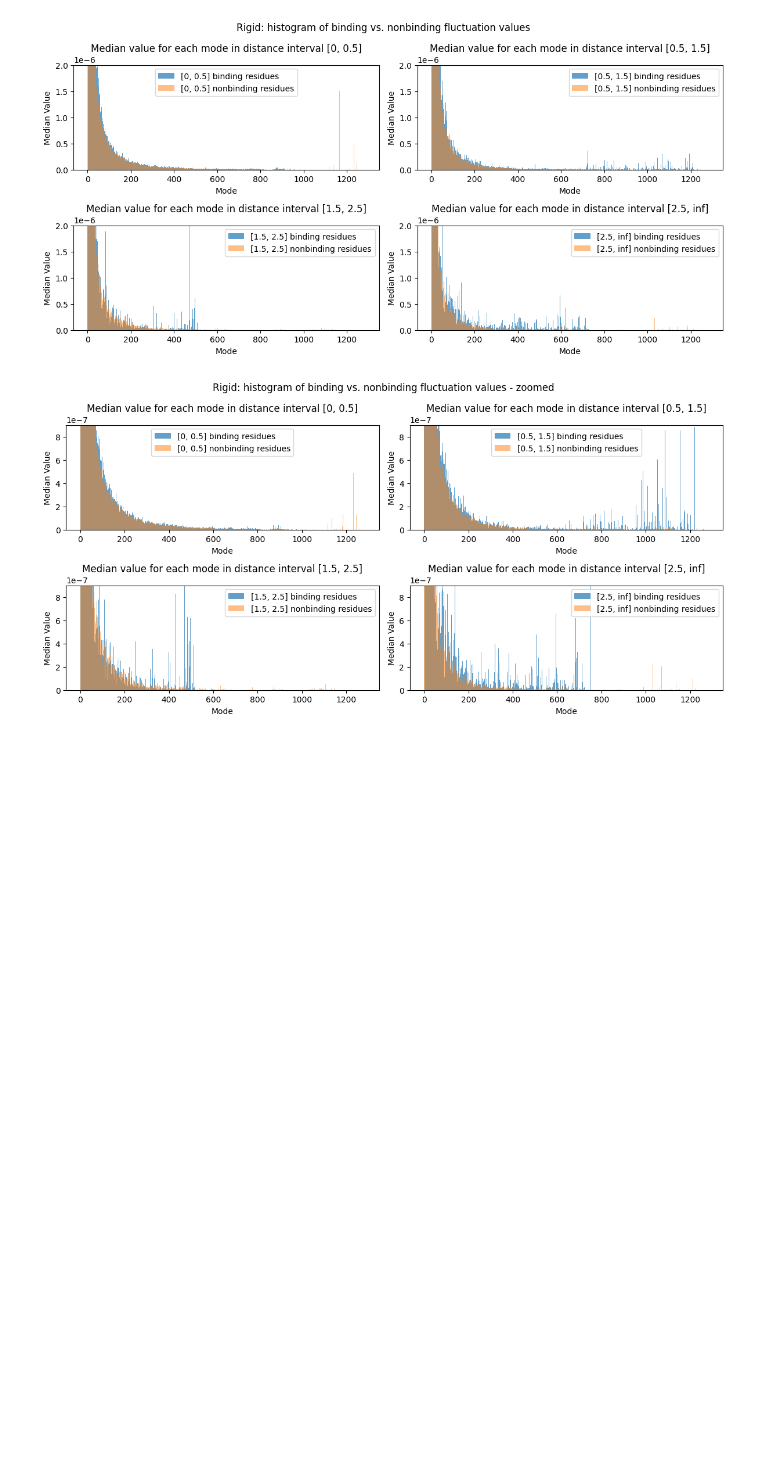
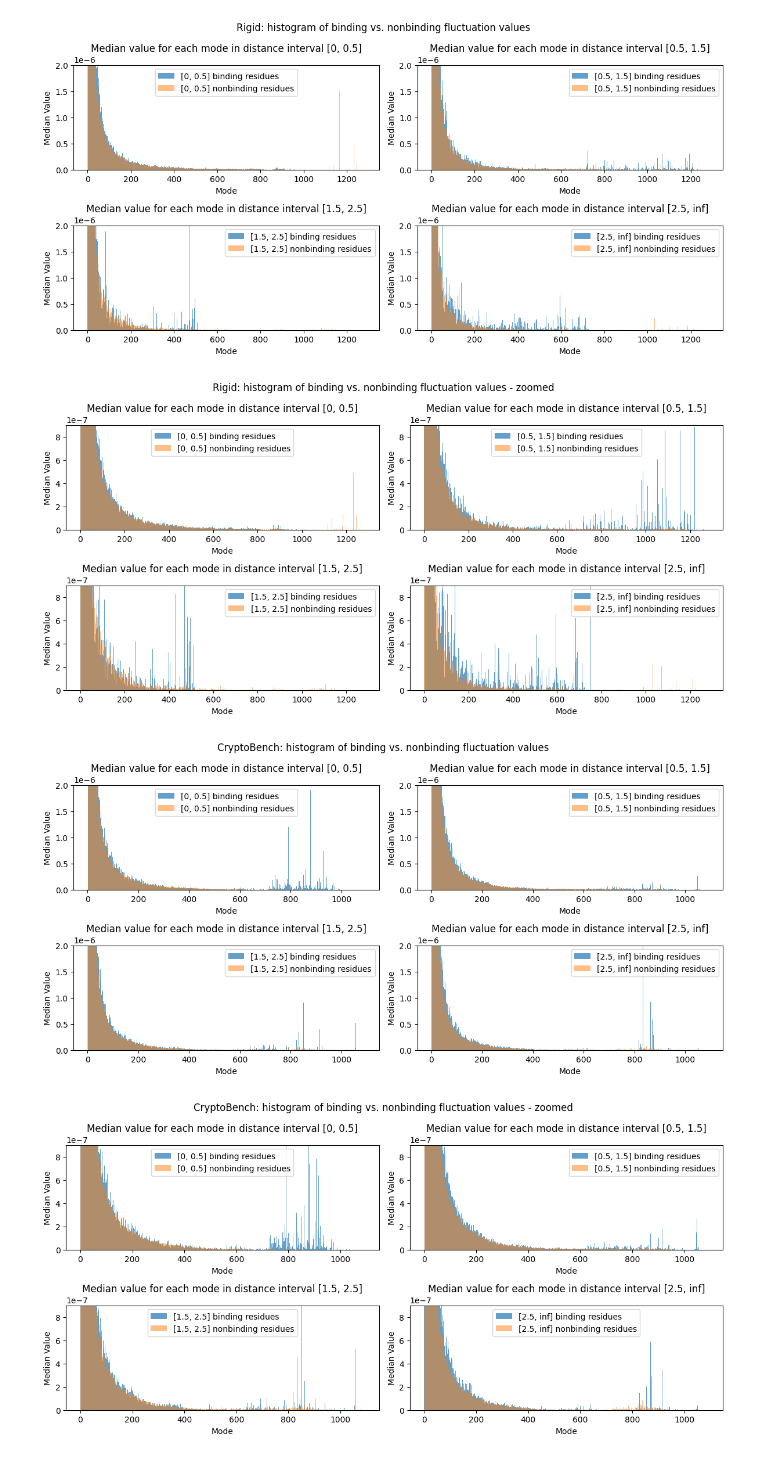
Before and after one commit to skrhakv/pocket-movement-analysis, a Jupyter notebook: src/feature-analysis/residue-distances/analysis.ipynb, the cells around one changed output. Cells and saved outputs as stored; diff of their text form; code cells hidden in the pictures; blank space fills up the shorter version.

```diff
--- a/src/feature-analysis/residue-distances/analysis.ipynb
+++ b/src/feature-analysis/residue-distances/analysis.ipynb
@@ -230,13 +263,16 @@ Analyze the binding sites:
 def get_indices_path(dataset):
     return f'../../../data/features/fluctuation/{dataset}/indices'
 
-def bin_fluctuations_by_distance_and_binding(dataset, bins, labels):
+def bin_fluctuations_by_distance_and_binding(dataset, bins, labels, reverse_modes=False):
     binned_fluctuation_binding = {label: [] for label in labels}
     binned_fluctuation_nonbinding = {label: [] for label in labels}
     for file in os.listdir(get_residue_distance_path(dataset)):
         fluctuations = np.load(f"{get_fluctuation_path(dataset)}/{file}")
         distances = np.load(f"{get_residue_distance_path(dataset)}/{file}")
-        indices = np.load(f"{get_indices_path('rigid-dataset')}/{file}")
+        indices = np.load(f"{get_indices_path(dataset)}/{file}")
+
+        if reverse_modes:
+            fluctuations = np.flip(fluctuations, axis=0) # axis=0 means we are taking the modes (axis=1 would mean taking the residues)
 
         # fluctuations[0] means the first mode, fluctuation[0][1] means the first mode for the second residue, etc.
 
@@ -292,3 +328,10 @@ print_combined_barcharts(binding_binned_fluctuation_by_distance, nonbinding_binn
 # %% [output]
 [figure]
 [figure]
+# %%
+binding_binned_fluctuation_by_distance, nonbinding_binned_fluctuation_by_distance = bin_fluctuations_by_distance_and_binding('cryptobench-dataset', bins, labels)
+print_combined_barcharts(binding_binned_fluctuation_by_distance, nonbinding_binned_fluctuation_by_distance, compute_median=True, legends=['binding residues', 'nonbinding residues'],title='CryptoBench: histogram of binding vs. nonbinding fluctuation values', lim=2e-06)
+print_combined_barcharts(binding_binned_fluctuation_by_distance, nonbinding_binned_fluctuation_by_distance, compute_median=True, legends=['binding residues', 'nonbinding residues'],title='CryptoBench: histogram of binding vs. nonbinding fluctuation values - zoomed', lim=9e-07)
+# %% [output]
+[figure, added]
+[figure, added]
```
Also changed, not shown: parts of 5 cells of this notebook, 1 other file.
